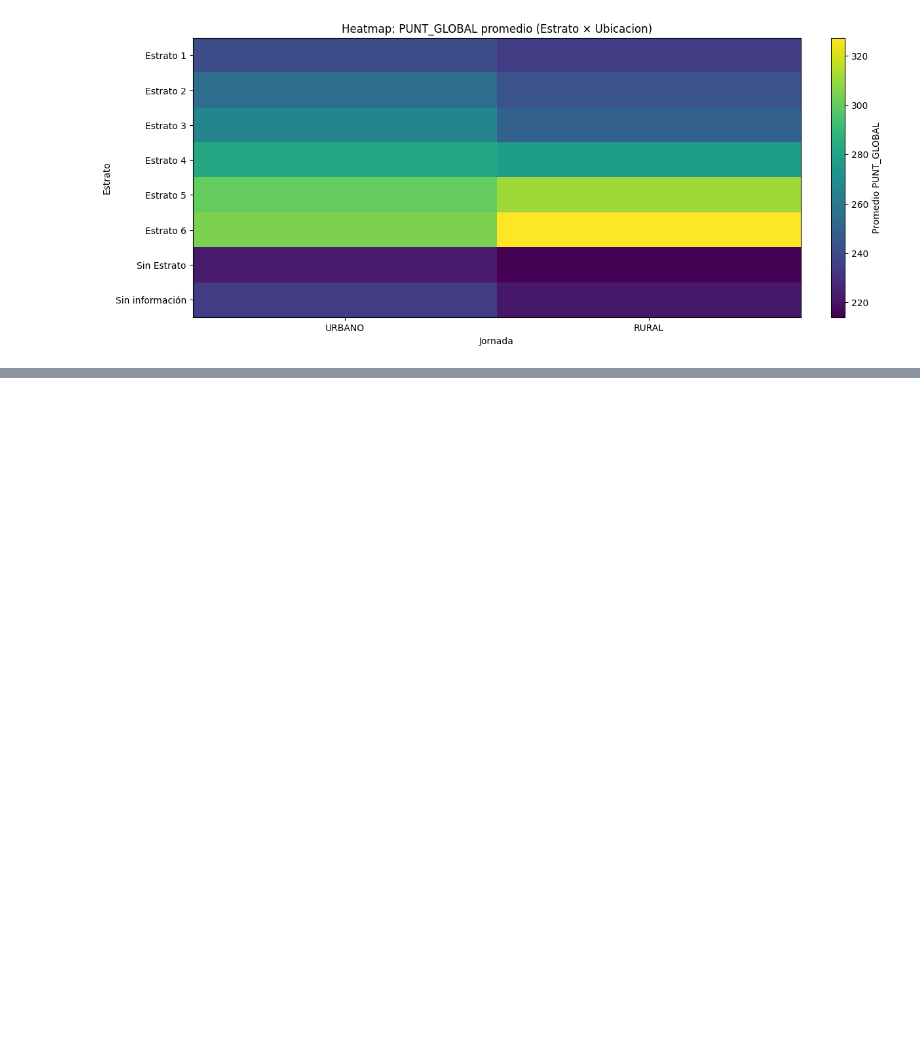
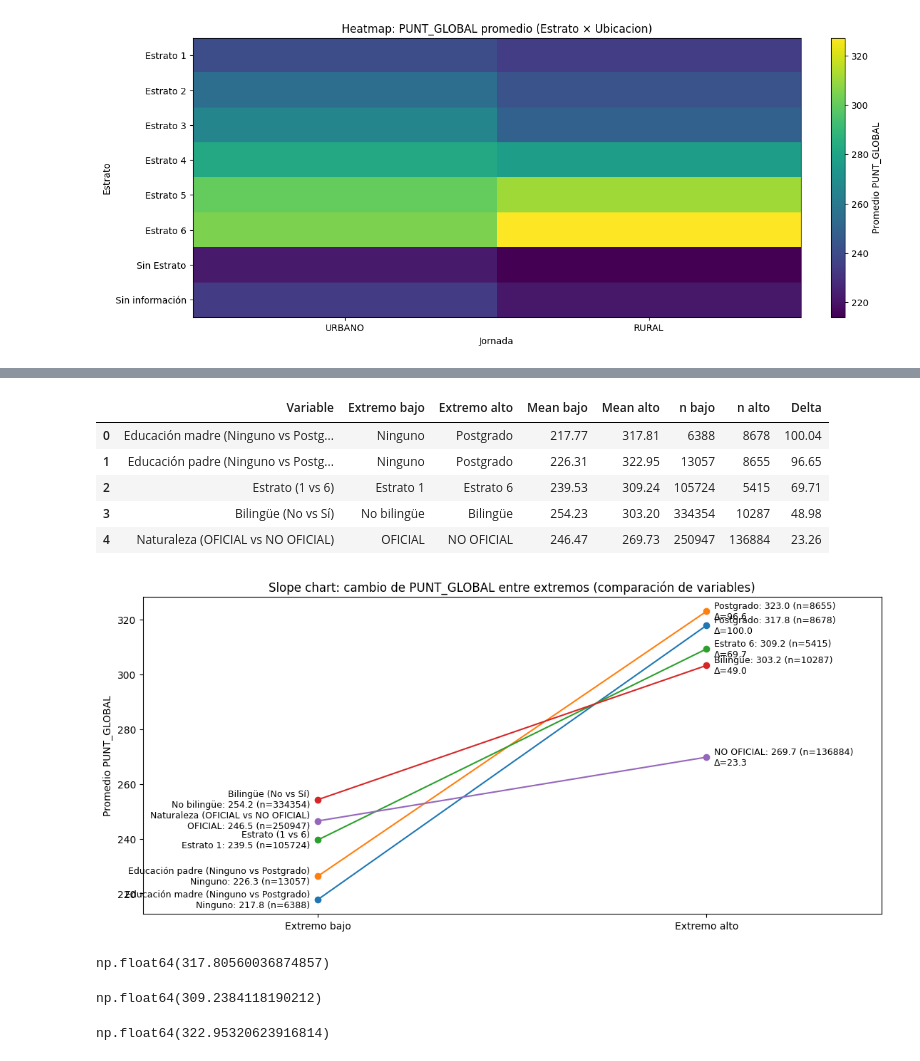
Before and after one commit to juancamilogoomezz/Proyecto-1, a Jupyter notebook: Experimentar Jeronimo.ipynb, the cells around one changed output, grey strips where cells are left out. Cells and saved outputs as stored; diff of their text form; code cells hidden in the pictures; blank space fills up the shorter version.

```diff
--- a/Experimentar Jeronimo.ipynb
+++ b/Experimentar Jeronimo.ipynb
@@ -3632,0 +3796,75 @@ plt.show()
+# %%
+puntaje = "PUNT_GLOBAL"
+
+pares = [
+    ("Educación padre (Ninguno vs Postgrado)", "Ninguno", "Postgrado", "FAMI_EDUCACIONPADRE"),
+    ("Estrato (1 vs 6)", "Estrato 1", "Estrato 6", "FAMI_ESTRATOVIVIENDA"),
+    ("Educación madre (Ninguno vs Postgrado)", "Ninguno", "Postgrado", "FAMI_EDUCACIONMADRE"),
+    ("Naturaleza (OFICIAL vs NO OFICIAL)", "OFICIAL", "NO OFICIAL", "COLE_NATURALEZA"),
+    ("Bilingüe (No vs Sí)", "N", "S", "COLE_BILINGUE"),
+]
+
+temporal = df_trampa[[puntaje] + list({c for _,_,_,c in pares})].copy()
+temporal[puntaje] = pd.to_numeric(temporal[puntaje], errors="coerce")
+temporal = temporal.dropna(subset=[puntaje])
+
+filas = []
+for nombre, a, b, col in pares:
+    s = temporal[col].astype("string").str.strip().fillna("Sin información")
+
+    mean_a = temporal.loc[s == a, puntaje].mean()
+    mean_b = temporal.loc[s == b, puntaje].mean()
+    n_a = int((s == a).sum())
+    n_b = int((s == b).sum())
+
+    a_lab = "No bilingüe" if (col == "COLE_BILINGUE" and a == "N") else a
+    b_lab = "Bilingüe" if (col == "COLE_BILINGUE" and b == "S") else b
+
+    filas.append([nombre, a_lab, b_lab, mean_a, mean_b, n_a, n_b, mean_b - mean_a])
+
+res = pd.DataFrame(filas, columns=["Variable","Extremo bajo","Extremo alto","Mean bajo","Mean alto","n bajo","n alto","Delta"])
+res_plot = res.sort_values("Delta", ascending=False).reset_index(drop=True)
+
+display(res_plot.round(2))
+
+fig, ax = plt.subplots(figsize=(11,5), constrained_layout=True)
+
+x_left, x_right = 0, 1
+for i, row in res_plot.iterrows():
+    y1, y2 = row["Mean bajo"], row["Mean alto"]
+    ax.plot([x_left, x_right], [y1, y2], marker="o")
+
+    ax.text(x_left - 0.02, y1,
+            f'{row["Variable"]}\n{row["Extremo bajo"]}: {y1:.1f} (n={row["n bajo"]})',
+            ha="right", va="center", fontsize=9)
+
+    ax.text(x_right + 0.02, y2,
+            f'{row["Extremo alto"]}: {y2:.1f} (n={row["n alto"]})\nΔ={row["Delta"]:.1f}',
+            ha="left", va="center", fontsize=9)
+
+ax.set_xlim(-0.45, 1.45)
+ax.set_xticks([0, 1])
+ax.set_xticklabels(["Extremo bajo", "Extremo alto"])
+ax.set_ylabel(f"Promedio {puntaje}")
+ax.set_title(f"Slope chart: cambio de {puntaje} entre extremos (comparación de variables)")
+plt.show()
+# %% [output]
+|  | Variable | Extremo bajo | Extremo alto | Mean bajo | Mean alto | n bajo | n alto | Delta |
+| 0 | Educación madre (Ninguno vs Postg... | Ninguno | Postgrado | 217.77 | 317.81 | 6388 | 8678 | 100.04 |
+| 1 | Educación padre (Ninguno vs Postg... | Ninguno | Postgrado | 226.31 | 322.95 | 13057 | 8655 | 96.65 |
+| 2 | Estrato (1 vs 6) | Estrato 1 | Estrato 6 | 239.53 | 309.24 | 105724 | 5415 | 69.71 |
+| 3 | Bilingüe (No vs Sí) | No bilingüe | Bilingüe | 254.23 | 303.20 | 334354 | 10287 | 48.98 |
+| 4 | Naturaleza (OFICIAL vs NO OFICIAL) | OFICIAL | NO OFICIAL | 246.47 | 269.73 | 250947 | 136884 | 23.26 |
+[figure, added]
+# %%
+df[df["FAMI_EDUCACIONMADRE"]=="Postgrado"]["PUNT_GLOBAL"].mean()
+# %% [output]
+np.float64(317.80560036874857)
+# %%
+df[df["FAMI_ESTRATOVIVIENDA"]=="Estrato 6"]["PUNT_GLOBAL"].mean()
+# %% [output]
+np.float64(309.2384118190212)
+# %%
+df[df["FAMI_EDUCACIONPADRE"]=="Postgrado"]["PUNT_GLOBAL"].mean()
+# %% [output]
+np.float64(322.95320623916814)
```
Also changed, not shown: parts of 16 cells of this notebook.
